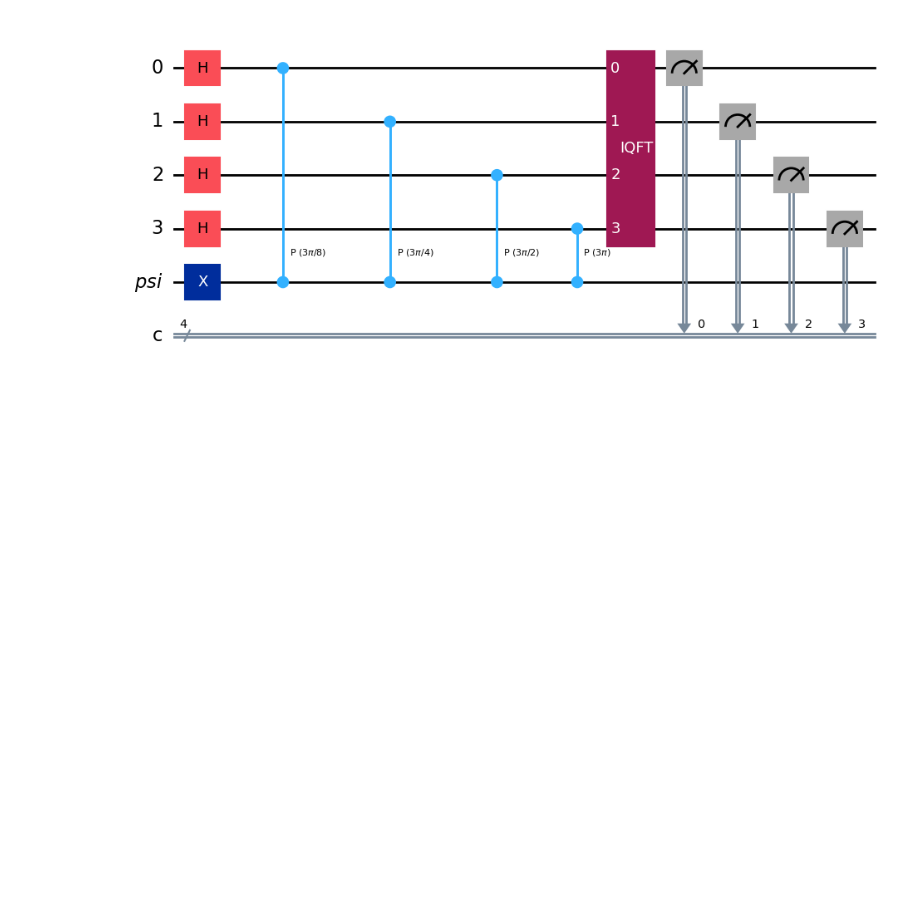
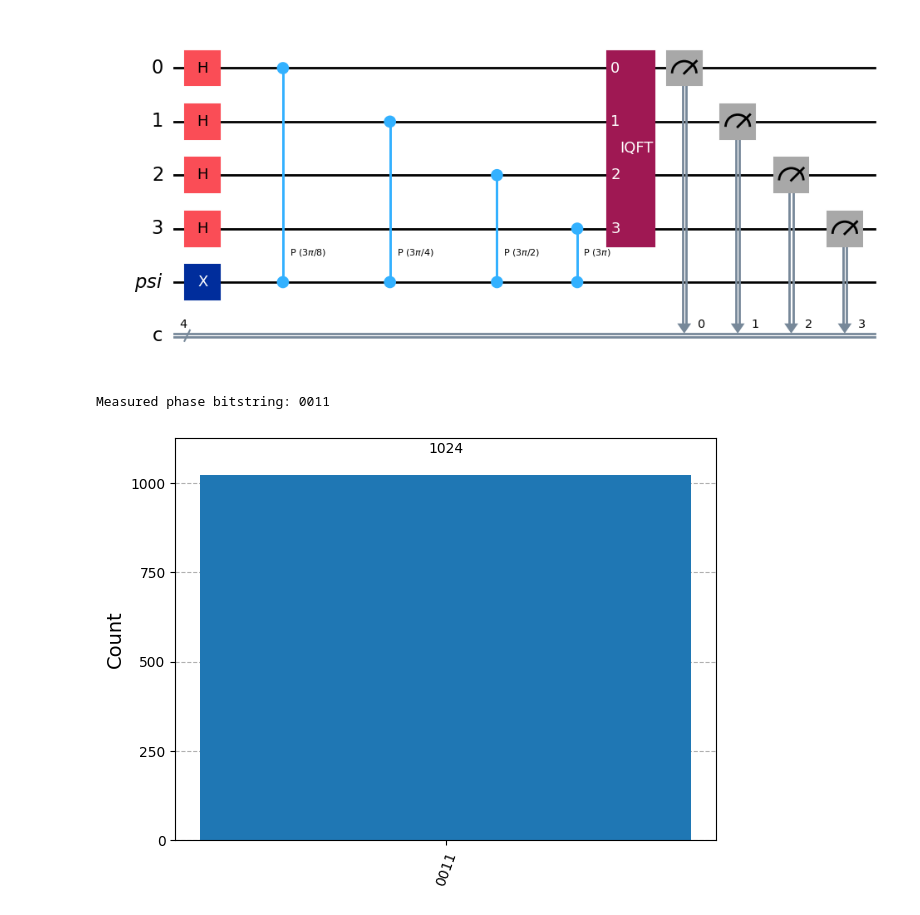
Before and after one commit to pranavreddy125/QC_Nov-Jan_25-26, a Jupyter notebook: QPE_prj/QPE_clean.ipynb, the cells around one changed output. Drawn from its saved outputs; the diff is of its cells as text; code cells hidden in the pictures; blank space fills up the shorter version.

Commit message:
finished qpe clean no noise

```diff
--- a/QPE_prj/QPE_clean.ipynb
+++ b/QPE_prj/QPE_clean.ipynb
@@ -38,3 +37,18 @@ qc.measure(three, 3)
 qc.draw('mpl')
 # %% [output]
 [figure]
+# %%
+from qiskit import transpile
+from qiskit_aer import Aer
+from qiskit.visualization import plot_histogram
+backend = Aer.get_backend("qasm_simulator")
+qc_t = transpile(qc, backend) #maps gates and qubits to the simulator's native representation
+job = backend.run(qc_t, shots=1024) #run the job on the simulator
+result = job.result() #get the results from the job
+counts = result.get_counts(qc_t) #get the counts of each measured bitstring
+most_likely = max(counts, key=counts.get) #find the bitstring with the highest count
+print("Measured phase bitstring:", most_likely) #print the most likely bitstring
+plot_histogram(counts) #no noise ideal example
+# %% [output]
+Measured phase bitstring: 0011
+[figure, added]
```
Also changed, not shown: parts of 2 cells of this notebook.
